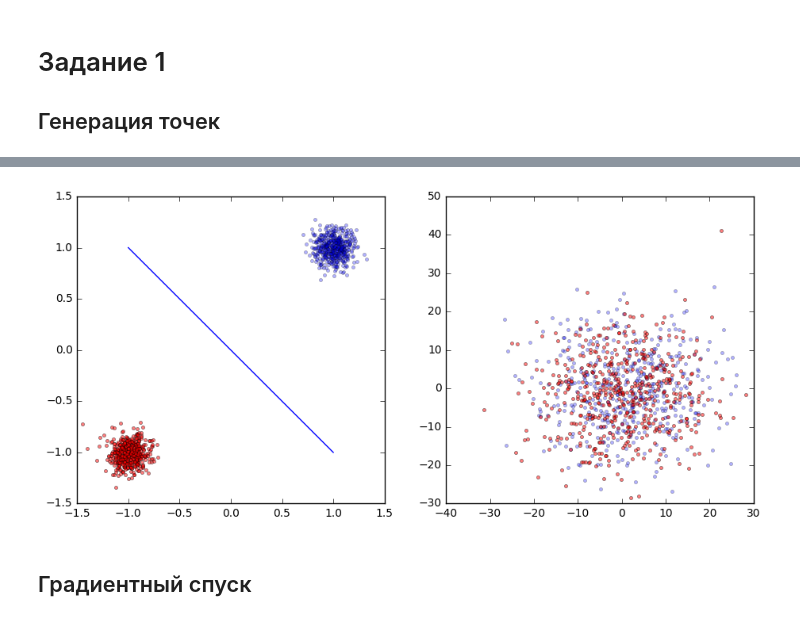
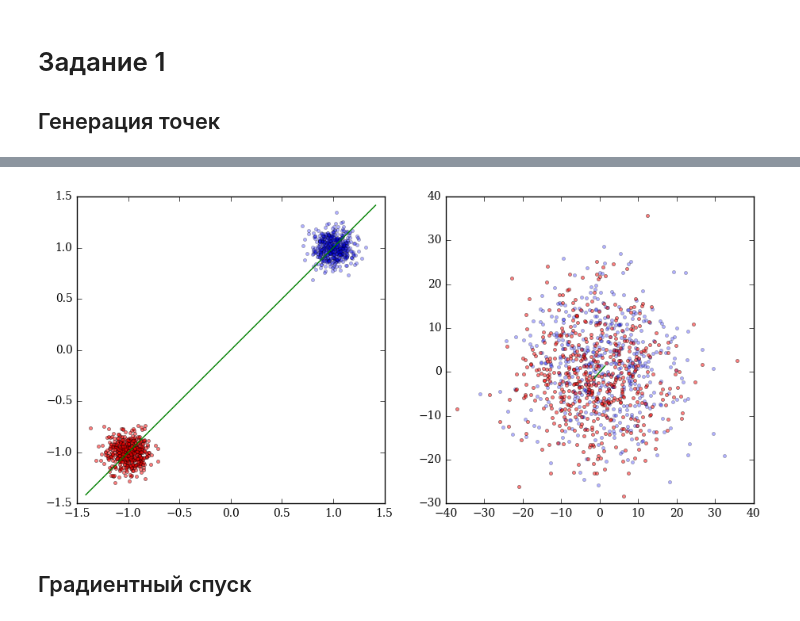
Before and after one commit to egiby/optimizations, a Jupyter notebook: Practice.ipynb, the cells around one changed output, grey strips where cells are left out. Drawn from its saved outputs; the diff is of its cells as text; code cells hidden in the pictures.

```diff
--- a/Practice.ipynb
+++ b/Practice.ipynb
@@ -33,26 +33,31 @@ def get_a(omega):
     return np.array([-omega[2], omega[1]])
 
 
-def get_uniform_sample(size=1000, is_separable=True, eps=1e-2):
-    x = uniform.rvs(loc=-1, scale=2, size=size)
-    y = uniform.rvs(loc=-1, scale=2, size=size)
+def get_points_2(omega, var=10):
+    point = omega[0] * omega[1:]
+    points = [point - var * get_a(omega), point + var * get_a(omega)]
+    return np.array(points)
+
+
+def get_uniform_sample(n=2, size=1000, is_separable=True, eps=1e-2):
+    x = np.array([uniform.rvs(loc=-1, scale=n, size=size) for i in range(n)])
 
     c = [0] * size
 
     if not is_separable:
         c = randint.rvs(0, 2, size=size)
     else:
-        omega = np.array([0] + list(uniform.rvs(loc=-1, scale=2, size=2)))
+        omega = np.array([0] + list(uniform.rvs(loc=-1, scale=2, size=n)))
         equation = get_equation(omega)
         for i in range(size):
-            if equation(np.array([x[i], y[i]])) > eps:
+            if equation(np.array(x[:, i])) > eps:
                 c[i] = 0
-            elif equation(np.array([x[i], y[i]])) < -eps:
+            elif equation(np.array(x[:, i])) < -eps:
                 c[i] = 1
             else:
                 c[i] = 2
 
-    return np.array(list(filter(lambda x: x[0] != 2, list(zip(c, [-1] * size, x, y)))))
+    return np.array(list(filter(lambda x: x[0] != 2, list(zip(c, [-1] * size, *x)))))
 
 
 def print_sample_2(sample):
@@ -64,6 +69,14 @@ def print_sample_2(sample):
 
     if len(class_1):
         plt.plot(class_1[:, 2], class_1[:, 3], 'or', ms=3, alpha=0.5)
+
+
+def print_line_2(omega, line_par=2):
+    omega = omega / (omega[1] ** 2 + omega[2] ** 2) ** 0.5
+    equation = get_equation(omega)
+
+    points = get_points_2(omega, line_par)
+    plt.plot(points.T[0], points.T[1], 'g')
 # %%
 separable_sample = get_sample(size=1000, is_separable=True)
 nseparable_sample = get_sample(size=1000, is_separable=False)
@@ -76,16 +103,17 @@ print_sample_2(uniform_separable_sample)
 # %%
 plt.figure(figsize=(11, 5))
 
 plt.subplot(1, 2, 1)
 print_sample_2(separable_sample)
-plt.plot((-1, 1), (1, -1))
+print_line_2(np.array([0, -1, 1]))
 
 plt.subplot(1, 2, 2)
 print_sample_2(nseparable_sample)
+print_line_2(np.array([0, -1, 1]))
 
 plt.show()
 # %% [output]
-[figure, old version]
+[figure, new version]
 # %% [markdown]
 ## Градиентный спуск
 # %%
```
Also changed, not shown: parts of 14 cells of this notebook, 1 other file.
